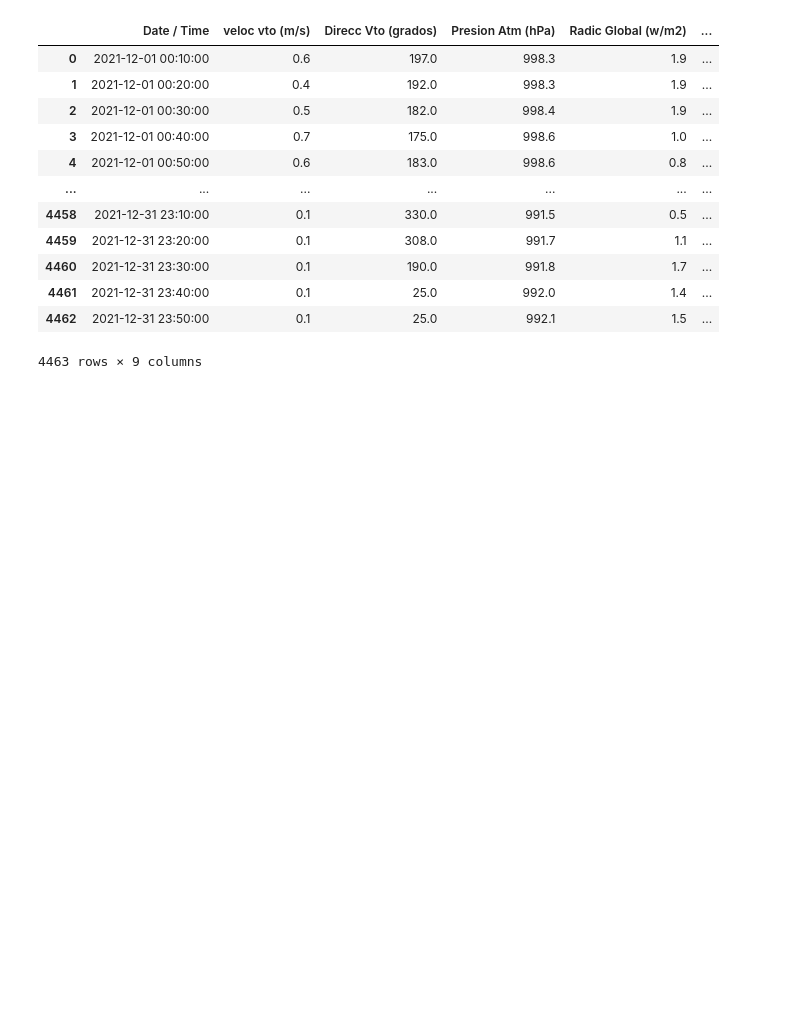
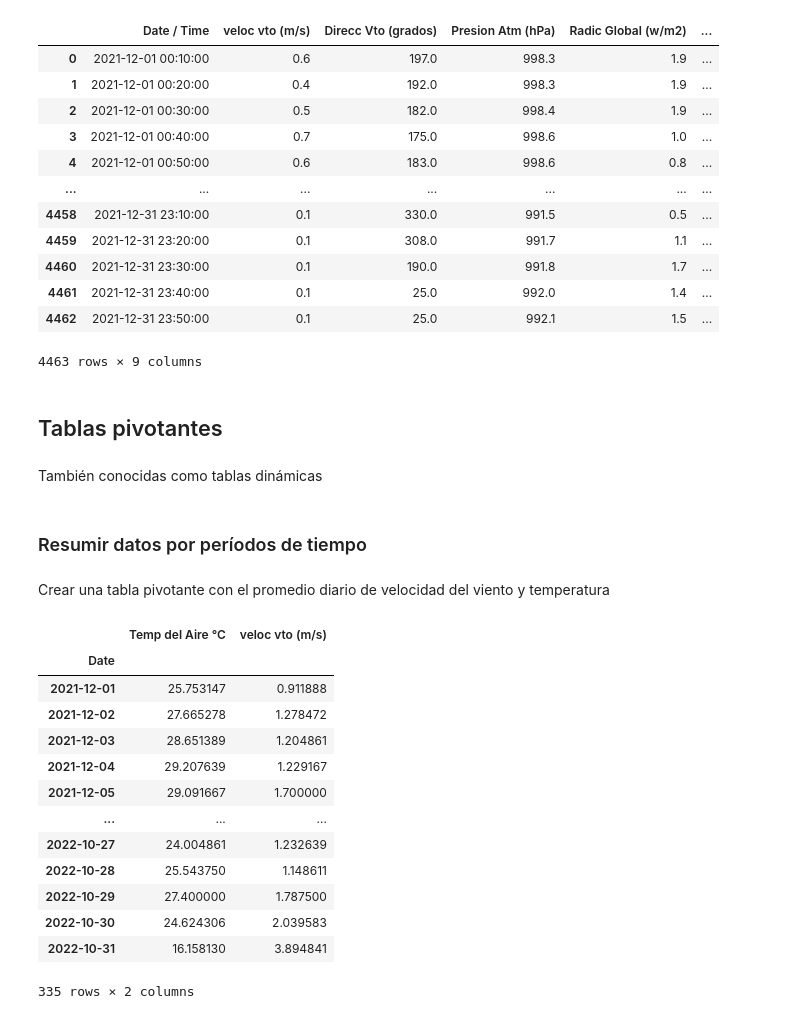
Before and after one commit to aldodds/DS_Python_WeatherStation, a Jupyter notebook: EstacionMeteorologica.ipynb, the cells around one changed output. Drawn from its saved outputs; the diff is of its cells as text; code cells hidden in the pictures; blank space fills up the shorter version.

Commit message:
Se empiezan las tablas pivotantes

```diff
--- a/EstacionMeteorologica.ipynb
+++ b/EstacionMeteorologica.ipynb
@@ -504,3 +504,37 @@ año_mes_estacion_meteorologica
 | 4461 | 2021-12-31 23:40:00 | 0.1 | 25.0 | 992.0 | 1.4 | ... |
 | 4462 | 2021-12-31 23:50:00 | 0.1 | 25.0 | 992.1 | 1.5 | ... |
 4463 rows × 9 columns
+# %% [markdown]
+## Tablas pivotantes
+# %% [markdown]
+También conocidas como tablas dinámicas
+# %% [markdown]
+### Resumir datos por períodos de tiempo
+# %% [markdown]
+Crear una tabla pivotante con el promedio diario de velocidad del viento y temperatura
+# %%
+# Agregar una columna con solo la fecha
+estacion_meteorologica['Date'] = estacion_meteorologica['Date / Time'].dt.date
+
+tabla_promedios_diarios_velocidad_viento_temperatura_aire = estacion_meteorologica.pivot_table(
+    index='Date',  # Agrupar por fecha
+    values=['veloc vto (m/s)', 'Temp del Aire °C'],
+    aggfunc='mean'  # Función de agregación
+)
+
+tabla_promedios_diarios_velocidad_viento_temperatura_aire
+# %% [output]
+|  | Temp del Aire °C | veloc vto (m/s) |
+| Date |  |  |
+| 2021-12-01 | 25.753147 | 0.911888 |
+| 2021-12-02 | 27.665278 | 1.278472 |
+| 2021-12-03 | 28.651389 | 1.204861 |
+| 2021-12-04 | 29.207639 | 1.229167 |
+| 2021-12-05 | 29.091667 | 1.700000 |
+| ... | ... | ... |
+| 2022-10-27 | 24.004861 | 1.232639 |
+| 2022-10-28 | 25.543750 | 1.148611 |
+| 2022-10-29 | 27.400000 | 1.787500 |
+| 2022-10-30 | 24.624306 | 2.039583 |
+| 2022-10-31 | 16.158130 | 3.894841 |
+335 rows × 2 columns
```
